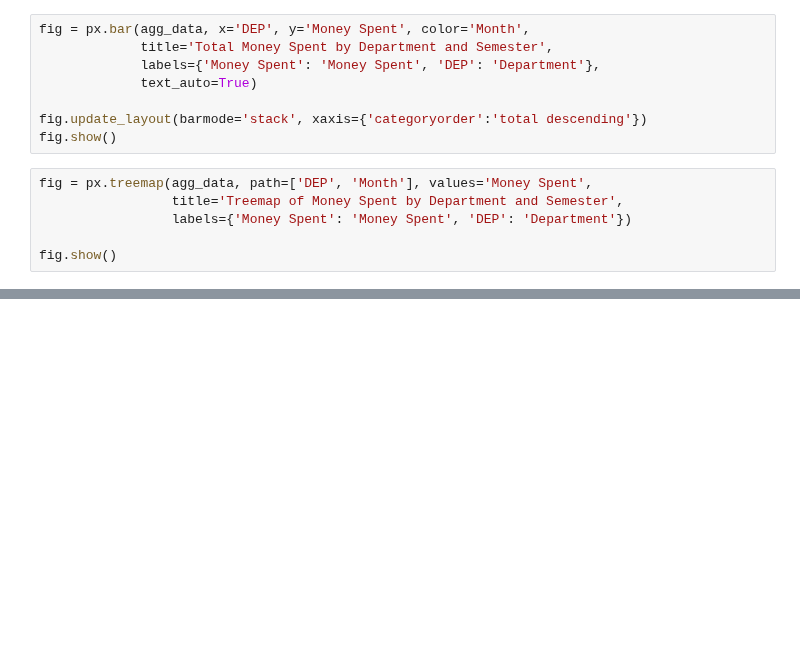
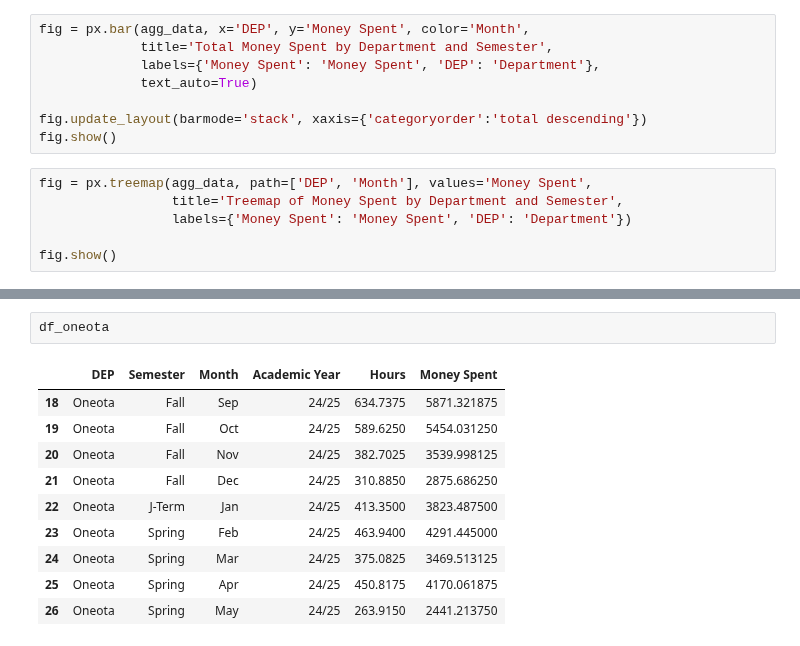
Before and after one commit to warrmu01/Hours-Analysis, a Jupyter notebook: DataPrediction.ipynb, the cells around one changed output, grey strips where cells are left out. Saved outputs shown, nothing was run; the diff lists cells and outputs as text; blank space fills up the shorter version.

```diff
--- a/DataPrediction.ipynb
+++ b/DataPrediction.ipynb
@@ -400,0 +439,13 @@ fig.show()
+# %%
+df_oneota
+# %% [output]
+|  | DEP | Semester | Month | Academic Year | Hours | Money Spent |
+| 18 | Oneota | Fall | Sep | 24/25 | 634.7375 | 5871.321875 |
+| 19 | Oneota | Fall | Oct | 24/25 | 589.6250 | 5454.031250 |
+| 20 | Oneota | Fall | Nov | 24/25 | 382.7025 | 3539.998125 |
+| 21 | Oneota | Fall | Dec | 24/25 | 310.8850 | 2875.686250 |
+| 22 | Oneota | J-Term | Jan | 24/25 | 413.3500 | 3823.487500 |
+| 23 | Oneota | Spring | Feb | 24/25 | 463.9400 | 4291.445000 |
+| 24 | Oneota | Spring | Mar | 24/25 | 375.0825 | 3469.513125 |
+| 25 | Oneota | Spring | Apr | 24/25 | 450.8175 | 4170.061875 |
+| 26 | Oneota | Spring | May | 24/25 | 263.9150 | 2441.213750 |
```
Also changed, not shown: parts of 6 cells of this notebook.
